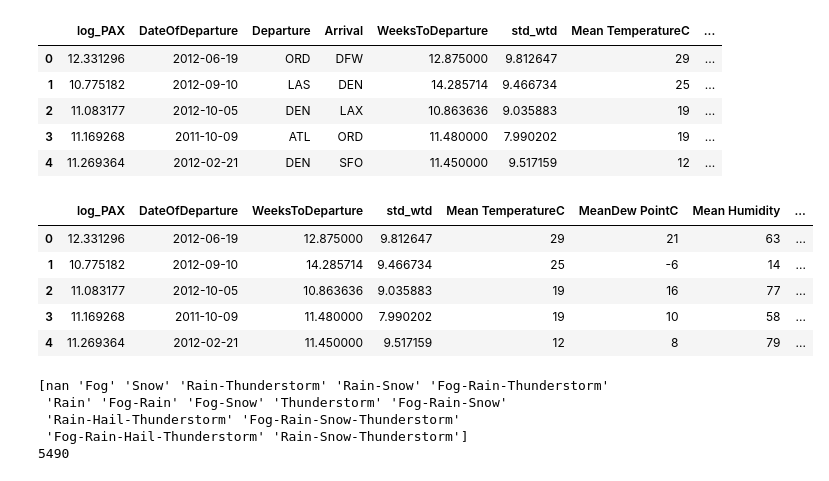
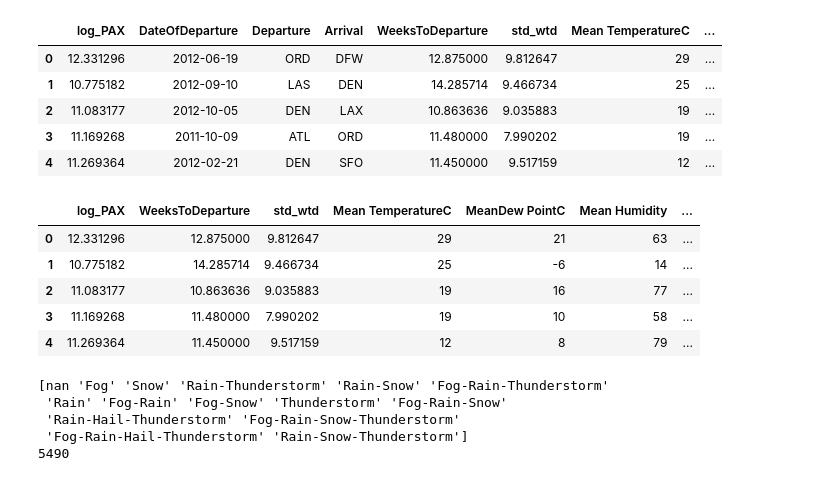
Before and after one commit to AdrienToulouse/Predicting_air_traffic, a Jupyter notebook: air_pass_Adrien-3.ipynb, the cells around one changed output. Drawn from its saved outputs; the diff is of its cells as text; code cells hidden in the pictures.

```diff
--- a/air_pass_Adrien-3.ipynb
+++ b/air_pass_Adrien-3.ipynb
@@ -94,8 +91,8 @@ data_weather.head()
 # %%
 X_encoded = X_df
 external_data = data_weather[['Date', 'AirPort', 'Mean TemperatureC',
-                                'MeanDew PointC', 'Mean Humidity', 'Mean VisibilityKm', 'Max Wind SpeedKm/h',
-                                'Precipitationmm','CloudCover','Events']]
+                                'MeanDew PointC', 'Mean Humidity', 'Min VisibilitykM', 'Max Wind SpeedKm/h',
+                                'Precipitationmm', 'CloudCover', 'Events']]
 external_data = external_data.rename(
             columns={'Date': 'DateOfDeparture', 'AirPort': 'Arrival'})
 X_encoded = pd.merge(
@@ -114,35 +111,37 @@ X_encoded.head()
 # %%
 from sklearn.preprocessing import StandardScaler
 
 X_encoded = X_encoded.join(pd.get_dummies(X_encoded['Departure'], prefix='d'))
 X_encoded = X_encoded.join(pd.get_dummies(X_encoded['Arrival'], prefix='a'))
 X_encoded = X_encoded.drop('Departure', axis=1)
 X_encoded = X_encoded.drop('Arrival', axis=1)
 
 # following http://stackoverflow.com/questions/16453644/regression-with-date-variable-using-scikit-learn
 X_encoded['DateOfDeparture'] = pd.to_datetime(X_encoded['DateOfDeparture'])
 
 X_encoded['year']    = X_encoded['DateOfDeparture'].dt.year
-#X_encoded['month']   = X_encoded['DateOfDeparture'].dt.month
-#X_encoded['day']     = X_encoded['DateOfDeparture'].dt.day
+X_encoded['month']   = X_encoded['DateOfDeparture'].dt.month
+X_encoded['day']     = X_encoded['DateOfDeparture'].dt.day
 X_encoded['weekday'] = X_encoded['DateOfDeparture'].dt.weekday
-#X_encoded['week']    = X_encoded['DateOfDeparture'].dt.week
-#X_encoded['n_days']  = X_encoded['DateOfDeparture'].apply(lambda date: (date - pd.to_datetime("1970-01-01")).days)
+X_encoded['week']    = X_encoded['DateOfDeparture'].dt.week
+X_encoded['n_days']  = X_encoded['DateOfDeparture'].apply(lambda date: (date - pd.to_datetime("1970-01-01")).days)
 
 X_encoded = X_encoded.join(pd.get_dummies(X_encoded['year'], prefix='y'))
-#X_encoded = X_encoded.join(pd.get_dummies(X_encoded['month'], prefix='m'))
-#X_encoded = X_encoded.join(pd.get_dummies(X_encoded['day'], prefix='d'))
+X_encoded = X_encoded.join(pd.get_dummies(X_encoded['month'], prefix='m'))
+X_encoded = X_encoded.join(pd.get_dummies(X_encoded['day'], prefix='d'))
 X_encoded = X_encoded.join(pd.get_dummies(X_encoded['weekday'], prefix='wd'))
-#X_encoded = X_encoded.join(pd.get_dummies(X_encoded['week'], prefix='w'))
+X_encoded = X_encoded.join(pd.get_dummies(X_encoded['week'], prefix='w'))
+
+X_encoded.drop(['year', 'month', 'day', 'weekday', 'week', 'n_days','DateOfDeparture'], axis=1, inplace=True)
 
 X_encoded.head()
 # %% [output]
-|  | log_PAX | DateOfDeparture | WeeksToDeparture | std_wtd | Mean TemperatureC | MeanDew PointC | Mean Humidity | ... |
-| 0 | 12.331296 | 2012-06-19 | 12.875000 | 9.812647 | 29 | 21 | 63 | ... |
-| 1 | 10.775182 | 2012-09-10 | 14.285714 | 9.466734 | 25 | -6 | 14 | ... |
-| 2 | 11.083177 | 2012-10-05 | 10.863636 | 9.035883 | 19 | 16 | 77 | ... |
-| 3 | 11.169268 | 2011-10-09 | 11.480000 | 7.990202 | 19 | 10 | 58 | ... |
-| 4 | 11.269364 | 2012-02-21 | 11.450000 | 9.517159 | 12 | 8 | 79 | ... |
+|  | log_PAX | WeeksToDeparture | std_wtd | Mean TemperatureC | MeanDew PointC | Mean Humidity | ... |
+| 0 | 12.331296 | 12.875000 | 9.812647 | 29 | 21 | 63 | ... |
+| 1 | 10.775182 | 14.285714 | 9.466734 | 25 | -6 | 14 | ... |
+| 2 | 11.083177 | 10.863636 | 9.035883 | 19 | 16 | 77 | ... |
+| 3 | 11.169268 | 11.480000 | 7.990202 | 19 | 10 | 58 | ... |
+| 4 | 11.269364 | 11.450000 | 9.517159 | 12 | 8 | 79 | ... |
 # %%
 print(X_encoded.Events.unique())
 print(X_encoded.Events.isnull().sum())
```
Also changed, not shown: parts of 39 cells of this notebook, 26 other files.
